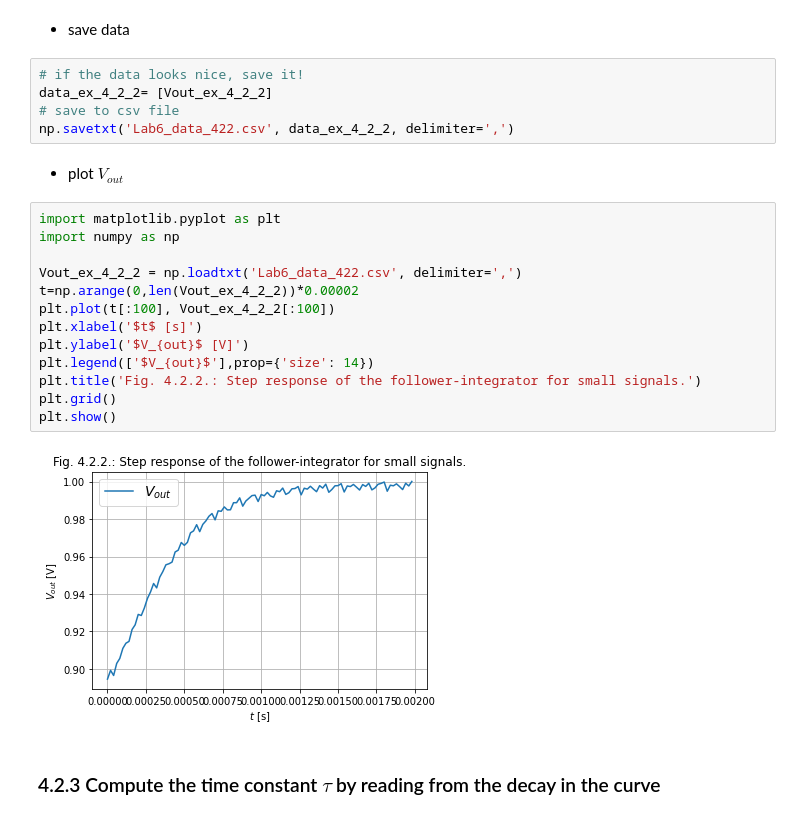
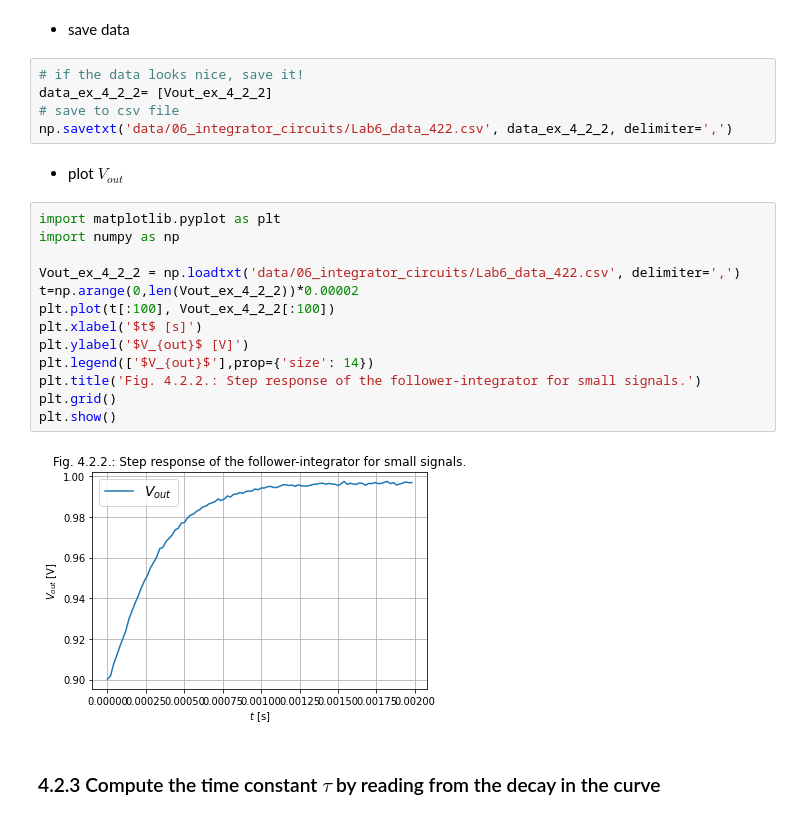
Before and after one commit to pbonazzi/21-10-neuromorphic-engineering, a Jupyter notebook: lab/2021_Lab06_4.9_Pietro_Bonazzi.ipynb, the cells around one changed output. Saved outputs shown, nothing was run; the diff lists cells and outputs as text.

```diff
--- a/lab/2021_Lab06_4.9_Pietro_Bonazzi.ipynb
+++ b/lab/2021_Lab06_4.9_Pietro_Bonazzi.ipynb
@@ -299,24 +282,24 @@ print(Vout_ex_4_2_2)
 # if the data looks nice, save it!
 data_ex_4_2_2= [Vout_ex_4_2_2]
 # save to csv file
-np.savetxt('Lab6_data_422.csv', data_ex_4_2_2, delimiter=',')
+np.savetxt('data/06_integrator_circuits/Lab6_data_422.csv', data_ex_4_2_2, delimiter=',')
 # %% [markdown]
 * plot $V_{out}$
 # %%
 import matplotlib.pyplot as plt
 import numpy as np
 
-Vout_ex_4_2_2 = np.loadtxt('Lab6_data_422.csv', delimiter=',')
+Vout_ex_4_2_2 = np.loadtxt('data/06_integrator_circuits/Lab6_data_422.csv', delimiter=',')
 t=np.arange(0,len(Vout_ex_4_2_2))*0.00002
 plt.plot(t[:100], Vout_ex_4_2_2[:100])
 plt.xlabel('$t$ [s]')
 plt.ylabel('$V_{out}$ [V]')
 plt.legend(['$V_{out}$'],prop={'size': 14})
 plt.title('Fig. 4.2.2.: Step response of the follower-integrator for small signals.')
 plt.grid()
 plt.show()
 # %% [output]
-[figure, old version]
+[figure, new version]
 # %% [markdown]
 ### 4.2.3 Compute the time constant $\tau$ by reading from the decay in the curve
 # %% [markdown]
```
Also changed, not shown: parts of 30 cells of this notebook, 14 other files.
